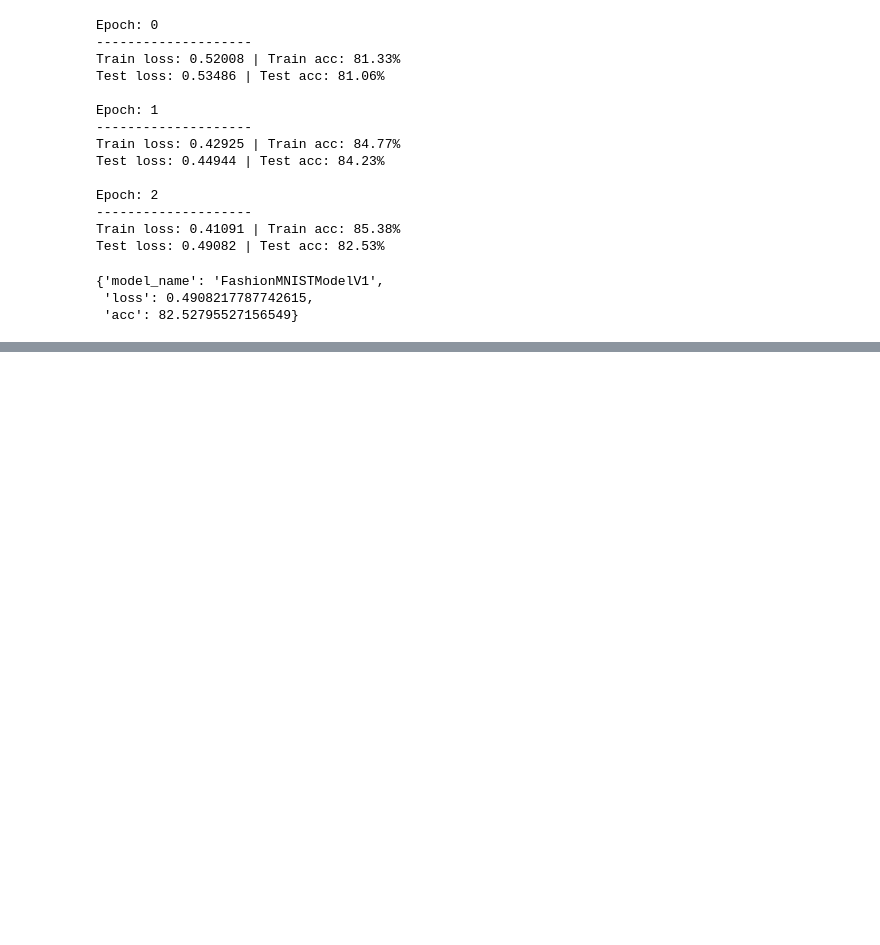
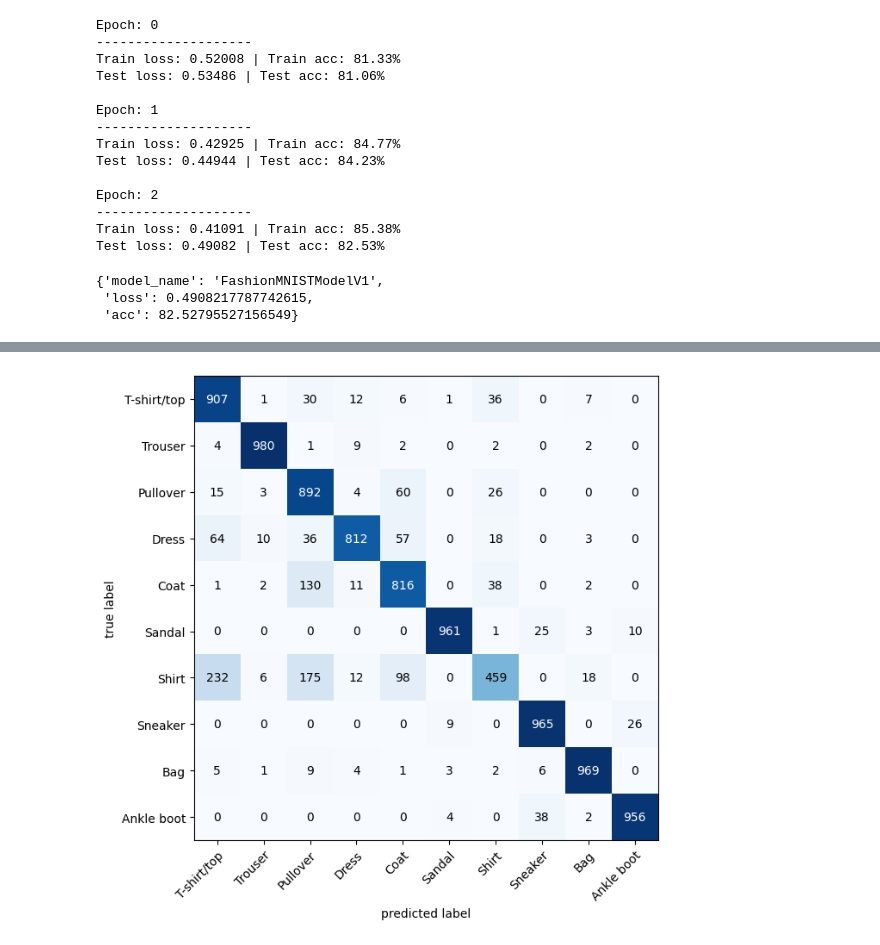
Before and after one commit to kjs2109/ZTM_PyTorch, a Jupyter notebook: PyTorch/03_PyTorch_Computer_Vision.ipynb, the cells around one changed output, grey strips where cells are left out. Drawn from its saved outputs; the diff is of its cells as text; code cells hidden in the pictures; blank space fills up the shorter version.

```diff
--- a/PyTorch/03_PyTorch_Computer_Vision.ipynb
+++ b/PyTorch/03_PyTorch_Computer_Vision.ipynb
@@ -457,0 +588,19 @@ model_0_results
+# %%
+
+# Train and test model
+epochs = 3
+for epoch in tqdm(range(epochs)):
+    print(f"Epoch: {epoch}\n---------")
+    train_step(data_loader=train_loader,
+        model=model_2,
+        loss_fn=loss_fn,
+        optimizer=optimizer,
+        accuracy_fn=accuracy_fn,
+        device=device
+    )
+    test_step(data_loader=test_loader,
+        model=model_2,
+        loss_fn=loss_fn,
+        accuracy_fn=accuracy_fn,
+        device=device
+    )
@@ -457,0 +778,28 @@ model_0_results
+# %%
+from tqdm.auto import tqdm
+
+y_preds = []
+
+model_2.eval()
+with torch.inference_mode():
+    for X, y in tqdm(test_loader, desc="Making predictions"):
+        X, y = X.to(device), y.to(device)
+        y_logit = model_2(X)
+        y_pred = torch.softmax(y_logit, dim=-1).argmax(dim=-1)
+        y_preds.append(y_pred.cpu())
+
+y_pred_tensor = torch.cat(y_preds, dim=0) # LNC -> NC  행으로 이어붙이기
+# %%
+from torchmetrics import ConfusionMatrix
+from mlxtend.plotting import plot_confusion_matrix
+
+confmat = ConfusionMatrix(num_classes=len(class_names), task='multiclass')
+confmat_tensor = confmat(preds=y_pred_tensor, target=test_data.targets)
+
+fig, ax = plot_confusion_matrix(
+    conf_mat=confmat_tensor.numpy(),
+    class_names=class_names,
+    figsize=(10, 7)
+)
+# %% [output]
+[figure, added]
```
Also changed, not shown: parts of 25 cells of this notebook.
